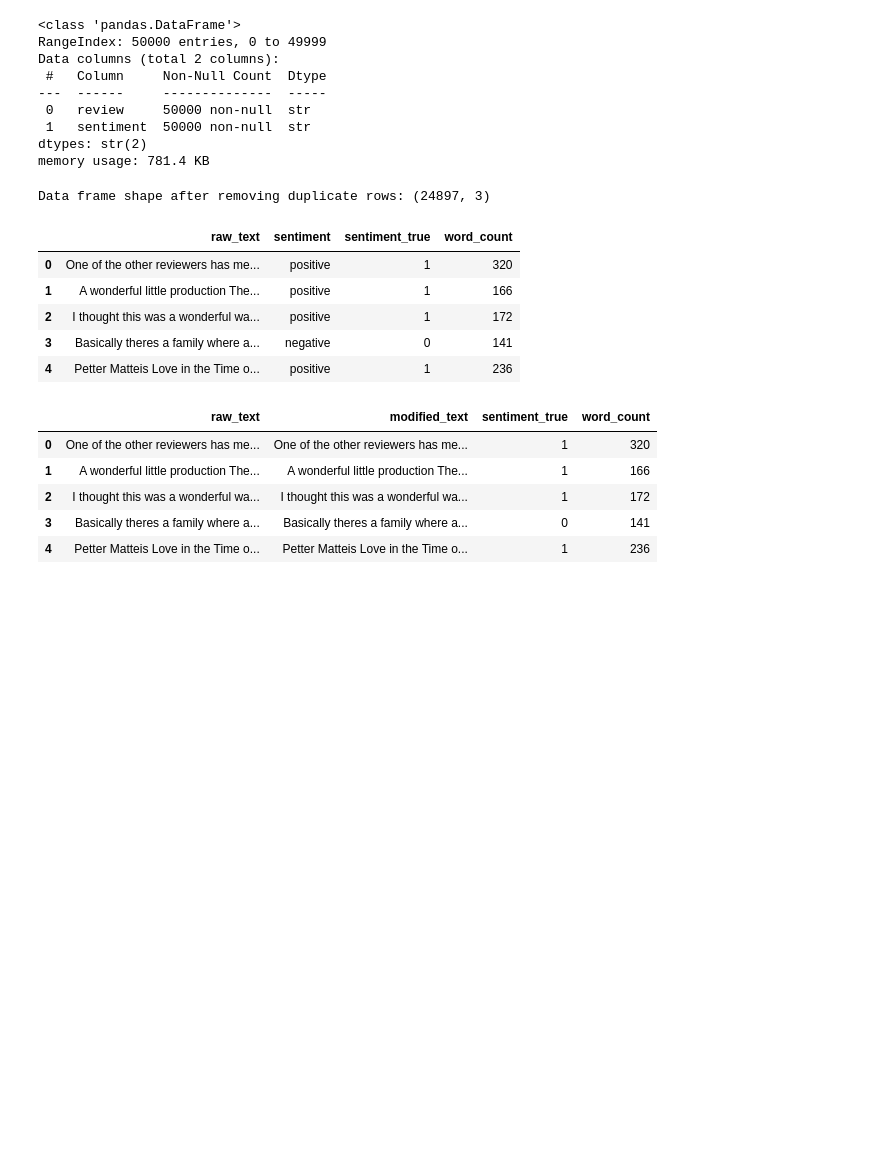
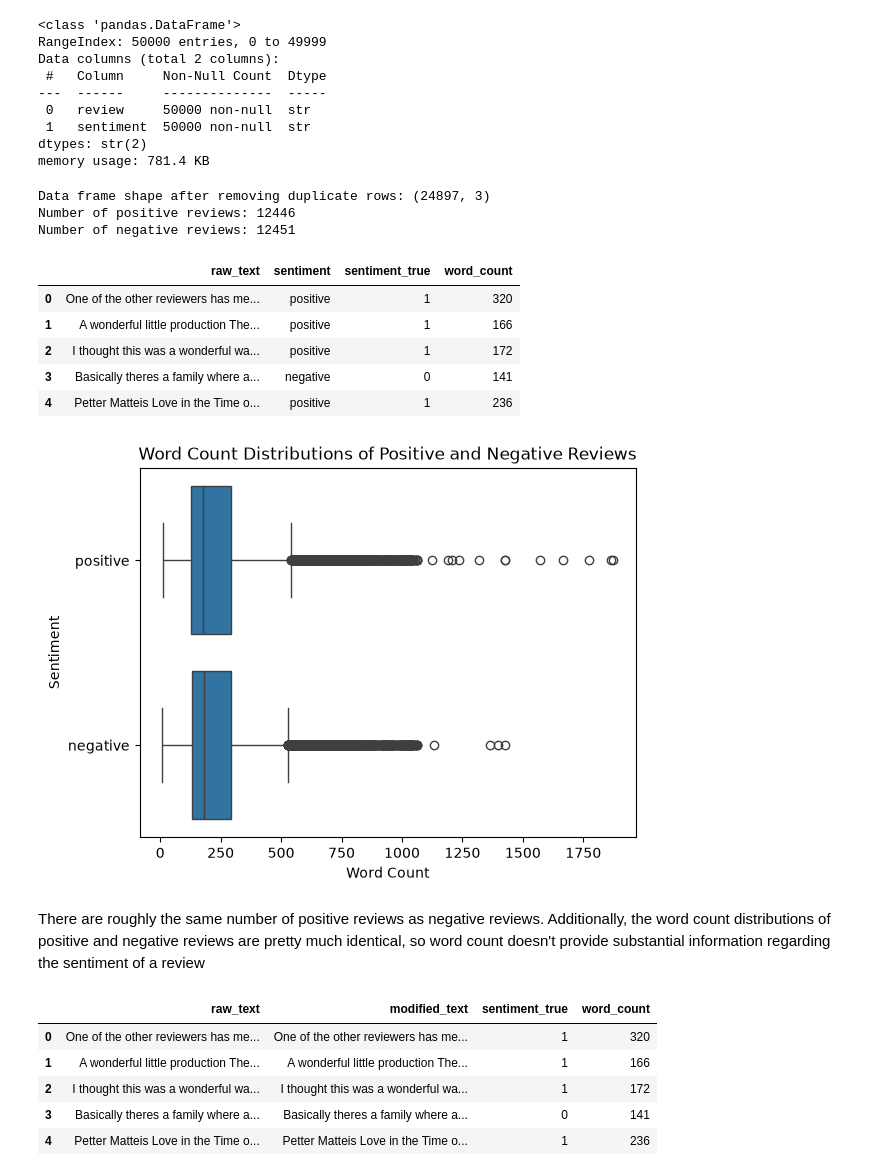
Before and after one commit to efei01/NSDC_F23_movie_reviews_project, a Jupyter notebook: Movie_Review_Sentiment_Analysis_V2.ipynb, the cells around one changed output. Saved outputs shown, nothing was run; the diff lists cells and outputs as text; code cells hidden in the pictures; blank space fills up the shorter version.

Commit message:
Plotted word count distributions

```diff
--- a/Movie_Review_Sentiment_Analysis_V2.ipynb
+++ b/Movie_Review_Sentiment_Analysis_V2.ipynb
@@ -66,6 +64,8 @@ df_review = (
     .reset_index(drop=True) # THIS IS VERY IMPORTANT FOR WHEN WE USE pd.concat() LATER!!!
 )
 print("Data frame shape after removing duplicate rows:", df_review.shape)
+print("Number of positive reviews:", df_review[df_review['sentiment_true'] == 1].shape[0])
+print("Number of negative reviews:", df_review[df_review['sentiment_true'] == 0].shape[0])
 
 # Create a new column 'word_count' that counts the number of words in a review
 df_review['word_count'] = df_review['review'].map(lambda r: len(re.findall(r'\b\w+\b', r)))
@@ -85,12 +85,28 @@ df_review['raw_text'] = df_review['raw_text'].replace(pattern, '', regex=True)
 df_review.head()
 # %% [output]
 Data frame shape after removing duplicate rows: (24897, 3)
+Number of positive reviews: 12446
+Number of negative reviews: 12451
 |  | raw_text | sentiment | sentiment_true | word_count |
 | 0 | One of the other reviewers has me... | positive | 1 | 320 |
 | 1 | A wonderful little production The... | positive | 1 | 166 |
 | 2 | I thought this was a wonderful wa... | positive | 1 | 172 |
 | 3 | Basically theres a family where a... | negative | 0 | 141 |
 | 4 | Petter Matteis Love in the Time o... | positive | 1 | 236 |
+# %%
+sns.boxplot(
+    data=df_review,
+    x='word_count',
+    y='sentiment'
+)
+plt.xlabel("Word Count")
+plt.ylabel("Sentiment")
+plt.title("Word Count Distributions of Positive and Negative Reviews")
+plt.show()
+# %% [output]
+[figure, added]
+# %% [markdown]
+There are roughly the same number of positive reviews as negative reviews. Additionally, the word count distributions of positive and negative reviews are pretty much identical, so word count doesn't provide substantial information regarding the sentiment of a review
 # %%
 # Remove punctuation
 df_review['modified_text'] = df_review['raw_text'].map(lambda r: "".join([c for c in r if c not in string.punctuation]))
```
Also changed, not shown: parts of 5 cells of this notebook.
